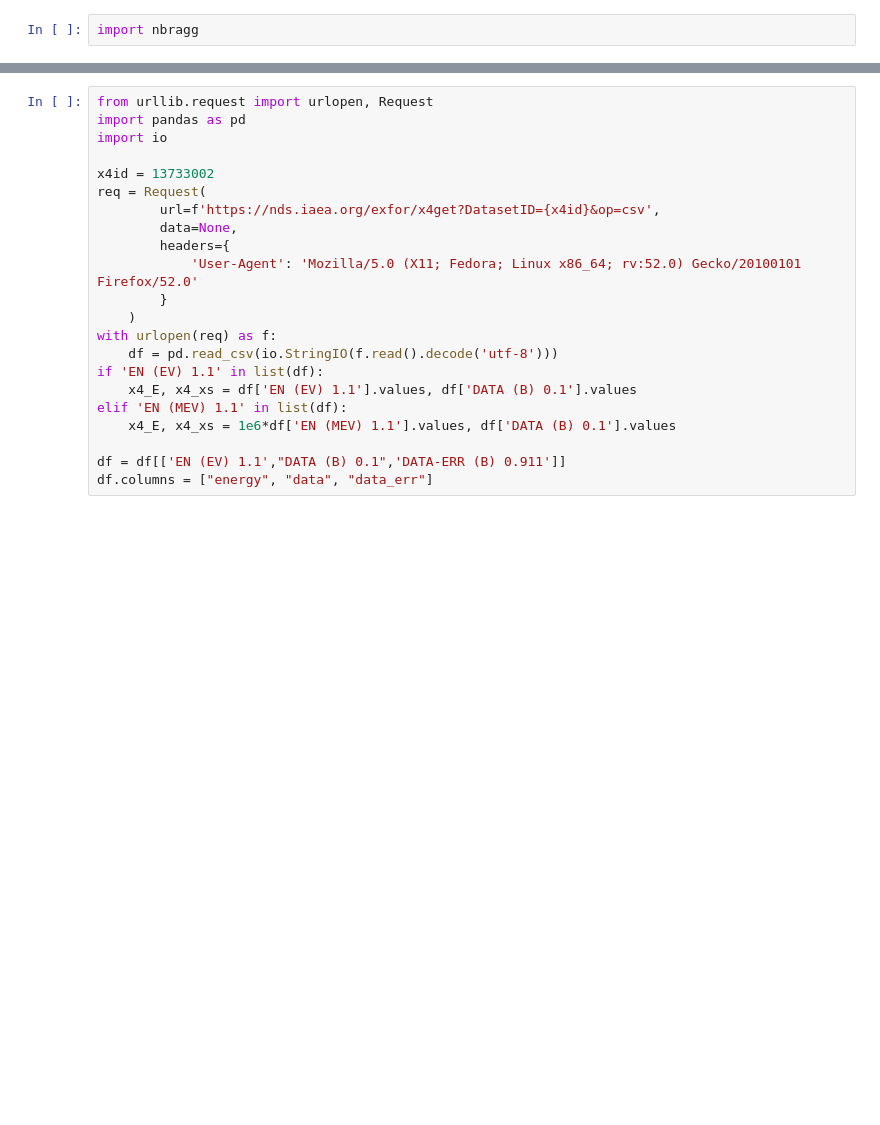
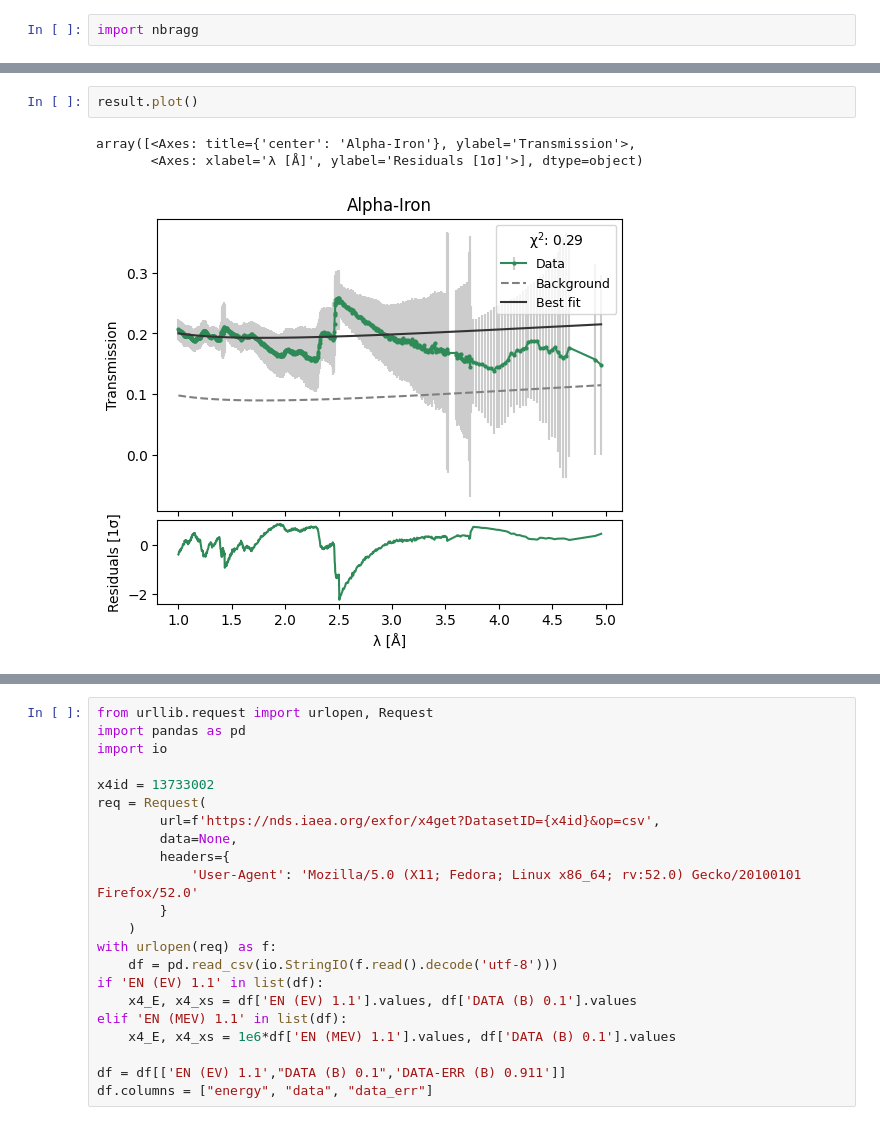
Before and after one commit to TsvikiHirsh/nbragg, a Jupyter notebook: notebooks/nbragg_tutorial.ipynb, the cells around one changed output, grey strips where cells are left out. Saved outputs shown, nothing was run; the diff lists cells and outputs as text; blank space fills up the shorter version.

```diff
--- a/notebooks/nbragg_tutorial.ipynb
+++ b/notebooks/nbragg_tutorial.ipynb
@@ -31,0 +30,6 @@ ModuleNotFoundError: No module named 'bem'
+# %%
+result.plot()
+# %% [output]
+array([<Axes: title={'center': 'Alpha-Iron'}, ylabel='Transmission'>,
+       <Axes: xlabel='λ [Å]', ylabel='Residuals [1σ]'>], dtype=object)
+[figure, added]
```
Also changed, not shown: parts of 7 cells of this notebook.
